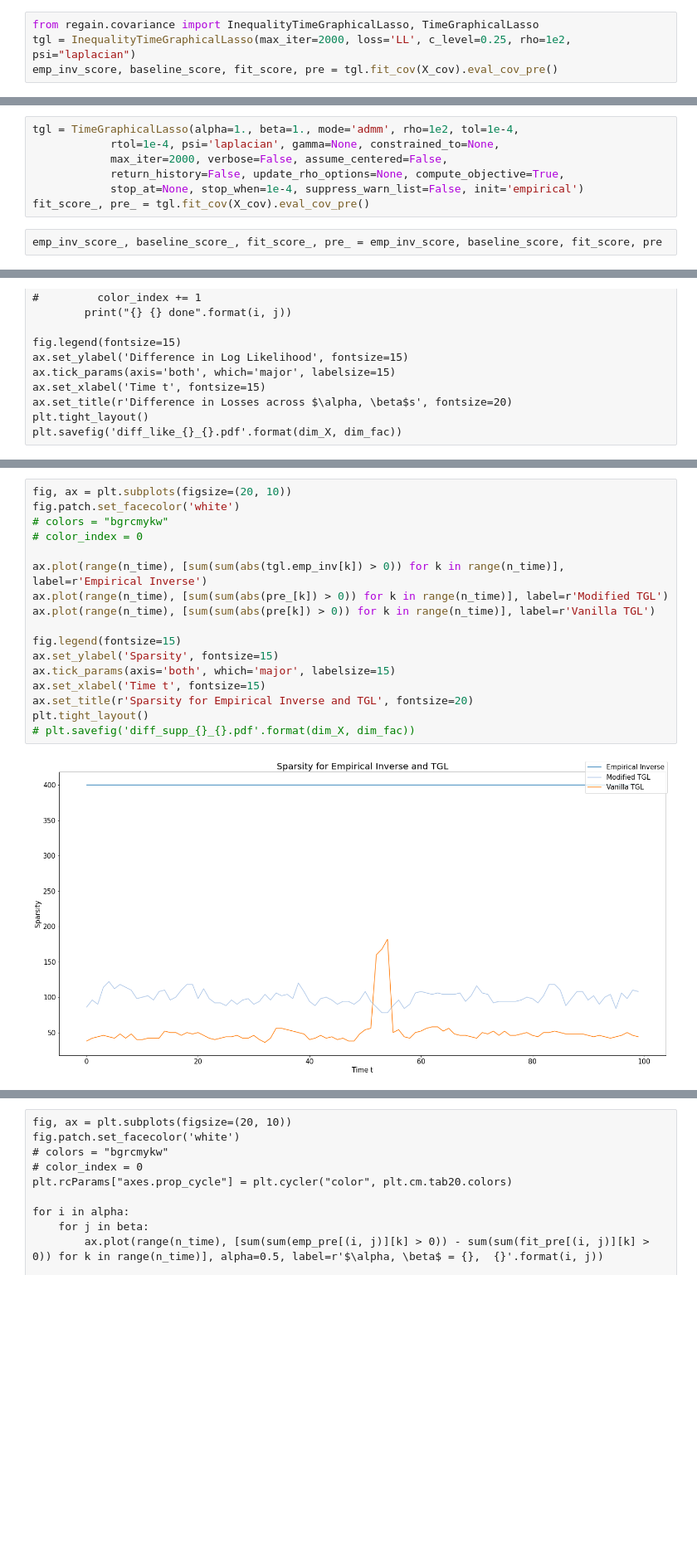
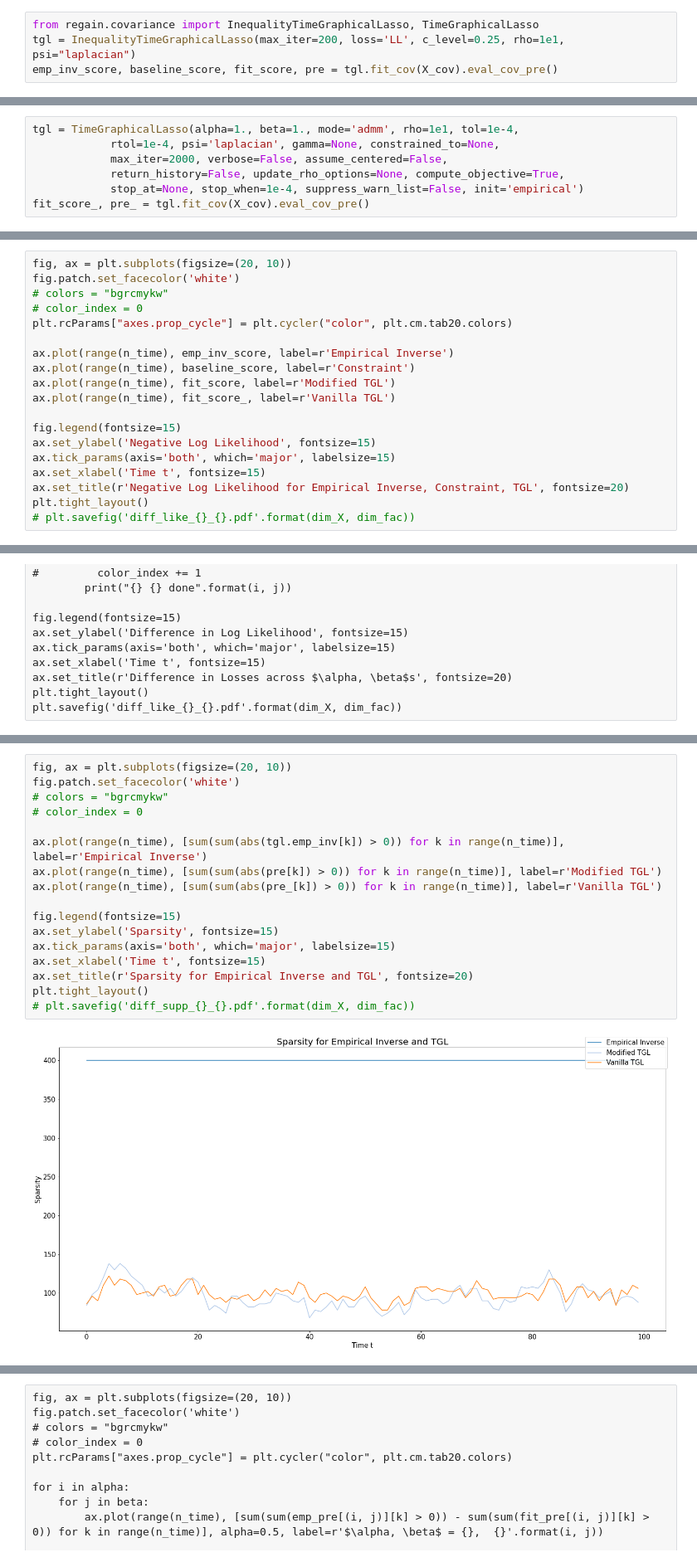
Before and after one commit to atechnicolorskye/post_sum, a Jupyter notebook: regain/inequality_constraint.ipynb, the cells around one changed output, grey strips where cells are left out. Shown at 83% size. Drawn from its saved outputs; the diff is of its cells as text; blank space fills up the shorter version.

```diff
--- a/regain/inequality_constraint.ipynb
+++ b/regain/inequality_constraint.ipynb
@@ -43,5 +43,5 @@ X_cov = np.einsum('ijkl,jmkl->imkl', np.expand_dims(X, 1), np.expand_dims(X, 0))
 ### Train
 # %%
 from regain.covariance import InequalityTimeGraphicalLasso, TimeGraphicalLasso
-tgl = InequalityTimeGraphicalLasso(max_iter=2000, loss='LL', c_level=0.25, rho=1e2, psi="laplacian")
+tgl = InequalityTimeGraphicalLasso(max_iter=200, loss='LL', c_level=0.25, rho=1e1, psi="laplacian")
 emp_inv_score, baseline_score, fit_score, pre = tgl.fit_cov(X_cov).eval_cov_pre()
@@ -48,9 +56,7 @@ emp_inv_score, baseline_score, fit_score, pre = tgl.fit_cov(X_cov).eval_cov_pre(
 # %%
-tgl = TimeGraphicalLasso(alpha=1., beta=1., mode='admm', rho=1e2, tol=1e-4,
+tgl = TimeGraphicalLasso(alpha=1., beta=1., mode='admm', rho=1e1, tol=1e-4,
             rtol=1e-4, psi='laplacian', gamma=None, constrained_to=None,
             max_iter=2000, verbose=False, assume_centered=False,
             return_history=False, update_rho_options=None, compute_objective=True,
             stop_at=None, stop_when=1e-4, suppress_warn_list=False, init='empirical')
 fit_score_, pre_ = tgl.fit_cov(X_cov).eval_cov_pre()
-# %%
-emp_inv_score_, baseline_score_, fit_score_, pre_ = emp_inv_score, baseline_score, fit_score, pre
@@ -99,0 +90,19 @@ plt.tight_layout()
+# %%
+fig, ax = plt.subplots(figsize=(20, 10))
+fig.patch.set_facecolor('white')
+# colors = "bgrcmykw"
+# color_index = 0
+plt.rcParams["axes.prop_cycle"] = plt.cycler("color", plt.cm.tab20.colors)
+
+ax.plot(range(n_time), emp_inv_score, label=r'Empirical Inverse')
+ax.plot(range(n_time), baseline_score, label=r'Constraint')
+ax.plot(range(n_time), fit_score, label=r'Modified TGL')
+ax.plot(range(n_time), fit_score_, label=r'Vanilla TGL')
+
+fig.legend(fontsize=15)
+ax.set_ylabel('Negative Log Likelihood', fontsize=15)
+ax.tick_params(axis='both', which='major', labelsize=15)
+ax.set_xlabel('Time t', fontsize=15)
+ax.set_title(r'Negative Log Likelihood for Empirical Inverse, Constraint, TGL', fontsize=20)
+plt.tight_layout()
+# plt.savefig('diff_like_{}_{}.pdf'.format(dim_X, dim_fac))
@@ -152,19 +165,19 @@ plt.savefig('diff_like_{}_{}.pdf'.format(dim_X, dim_fac))
 # %%
 fig, ax = plt.subplots(figsize=(20, 10))
 fig.patch.set_facecolor('white')
 # colors = "bgrcmykw"
 # color_index = 0
 
 ax.plot(range(n_time), [sum(sum(abs(tgl.emp_inv[k]) > 0)) for k in range(n_time)], label=r'Empirical Inverse')
-ax.plot(range(n_time), [sum(sum(abs(pre_[k]) > 0)) for k in range(n_time)], label=r'Modified TGL')
-ax.plot(range(n_time), [sum(sum(abs(pre[k]) > 0)) for k in range(n_time)], label=r'Vanilla TGL')
+ax.plot(range(n_time), [sum(sum(abs(pre[k]) > 0)) for k in range(n_time)], label=r'Modified TGL')
+ax.plot(range(n_time), [sum(sum(abs(pre_[k]) > 0)) for k in range(n_time)], label=r'Vanilla TGL')
 
 fig.legend(fontsize=15)
 ax.set_ylabel('Sparsity', fontsize=15)
 ax.tick_params(axis='both', which='major', labelsize=15)
 ax.set_xlabel('Time t', fontsize=15)
 ax.set_title(r'Sparsity for Empirical Inverse and TGL', fontsize=20)
 plt.tight_layout()
 # plt.savefig('diff_supp_{}_{}.pdf'.format(dim_X, dim_fac))
 # %% [output]
-[figure, old version]
+[figure, new version]
```
Also changed, not shown: parts of 11 cells of this notebook, 3 other files.
